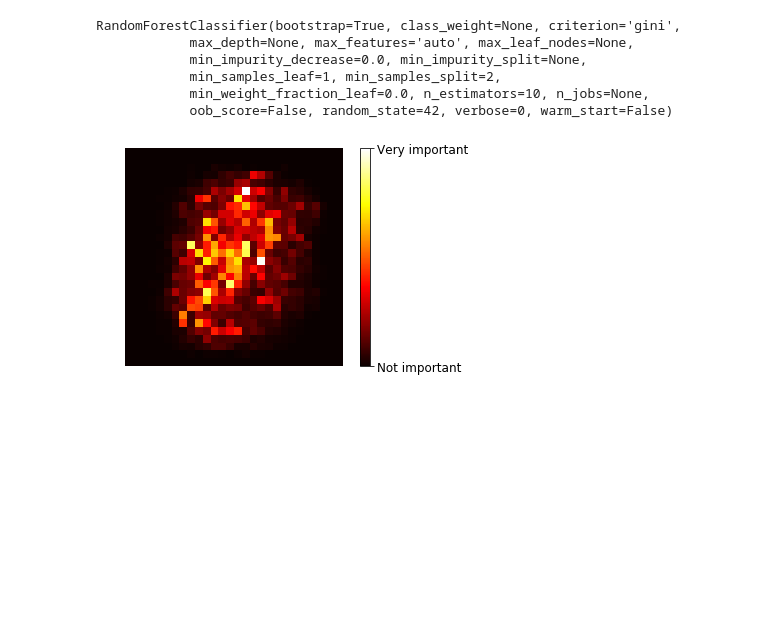
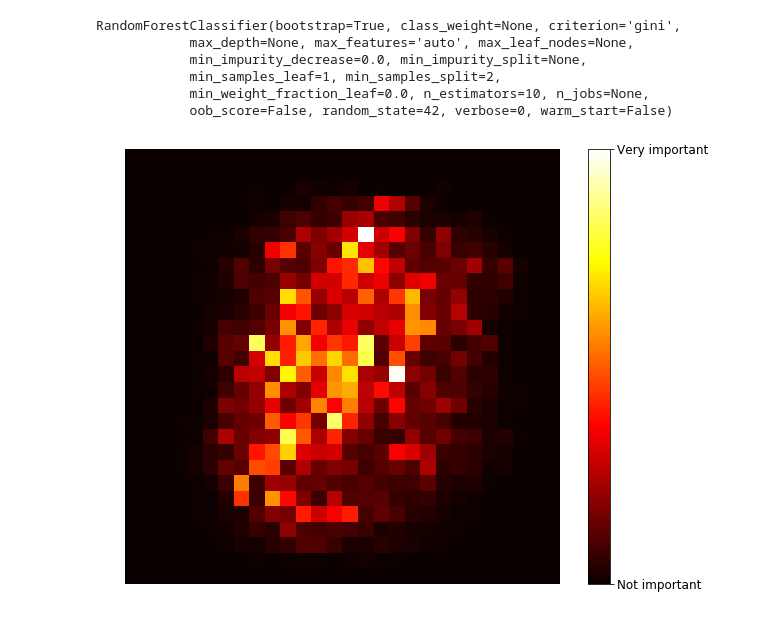
Before and after one commit to bartezz32/tensorflow-anaconda, a Jupyter notebook: chapter7/Ensemble_Learning_and_Random_Forests.ipynb, the cells around one changed output. Cells and saved outputs as stored; diff of their text form; code cells hidden in the pictures; blank space fills up the shorter version.

```diff
--- a/chapter7/Ensemble_Learning_and_Random_Forests.ipynb
+++ b/chapter7/Ensemble_Learning_and_Random_Forests.ipynb
@@ -247,11 +247,11 @@ def plot_digit(data):
     plt.imshow(image, cmap=mpl.cm.hot,interpolation='nearest')
     plt.axis("off")
 # %%
+plt.figure(figsize=(10,8))
 plot_digit(rnd_clf.feature_importances_)
 
 cbar = plt.colorbar(ticks=[rnd_clf.feature_importances_.min(), rnd_clf.feature_importances_.max()])
 cbar.ax.set_yticklabels(['Not important', 'Very important'])
-
 plt.show()
 # %% [output]
-[figure, old version]
+[figure, new version]
```
Also changed, not shown: parts of 6 cells of this notebook.
